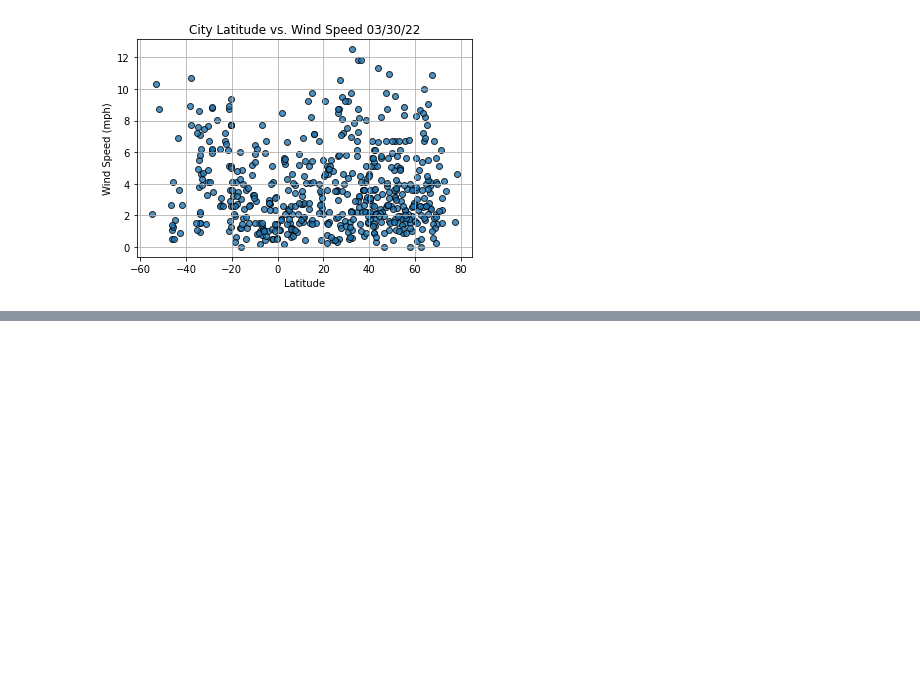
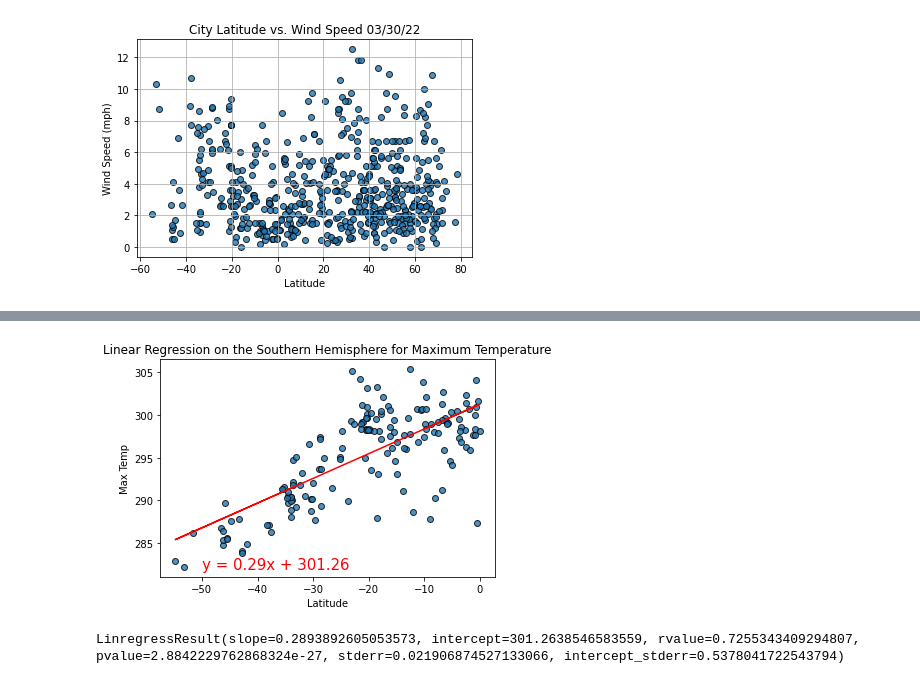
Before and after one commit to emmanuelbrim/World_Weather_Analysis, a Jupyter notebook: WeatherPy.ipynb, the cells around one changed output, grey strips where cells are left out. Cells and saved outputs as stored; diff of their text form; code cells hidden in the pictures; blank space fills up the shorter version.

```diff
--- a/WeatherPy.ipynb
+++ b/WeatherPy.ipynb
@@ -242,0 +312,14 @@ plt.show()
+# %%
+# Linear regression on the Northern Hemisphere
+x_values = southern_hemi_df["Lat"]
+y_values = southern_hemi_df["Max Temp"]
+# Call the function.
+plot_linear_regression(x_values, y_values,
+                       'Linear Regression on the Southern Hemisphere\n
+                       for Maximum Temperature', 'Max Temp',(-50,282))
+# %% [output]
+[figure, added]
+# %%
+linregress(x_values,y_values)
+# %% [output]
+LinregressResult(slope=0.2893892605053573, intercept=301.2638546583559, rvalue=0.7255343409294807, pvalue=2.8842229762868324e-27, stderr=0.021906874527133066, intercept_stderr=0.5378041722543794)
```
Also changed, not shown: parts of 17 cells of this notebook.
